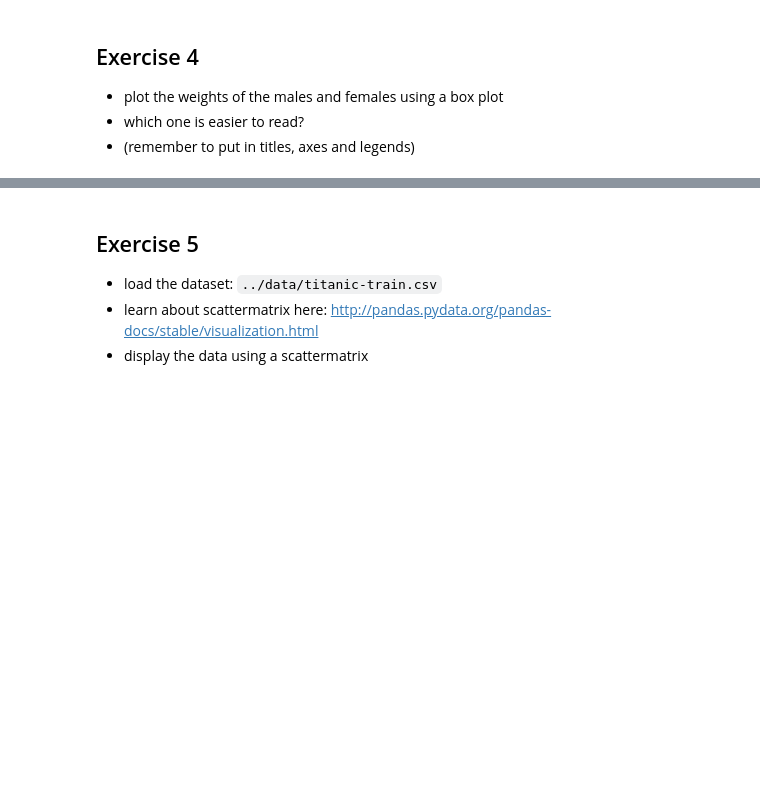
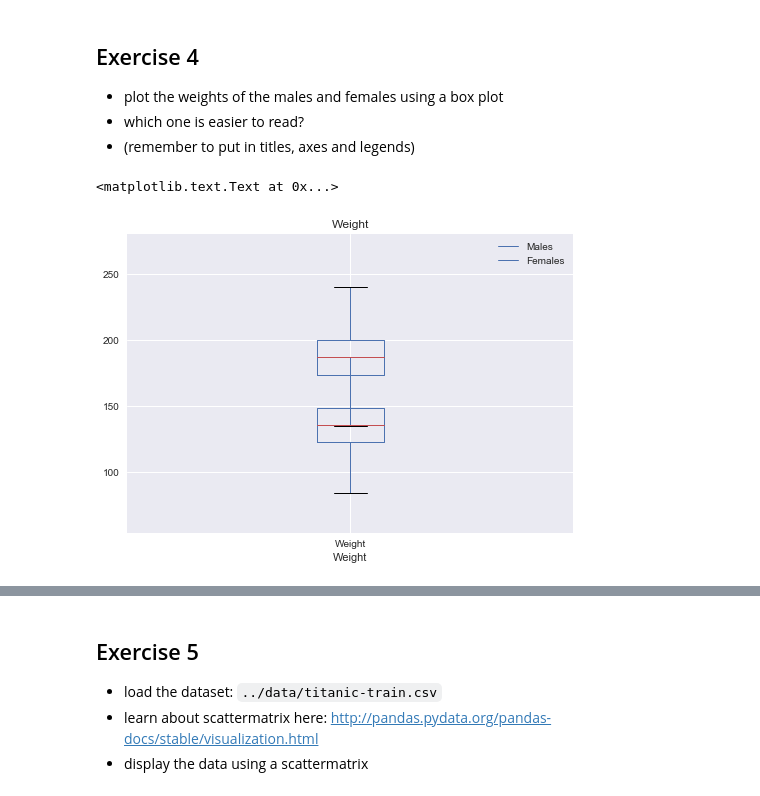
Before and after one commit to jweissenberger/zero_to_deep_learning_udemy, a Jupyter notebook: course/2 Data.ipynb, the cells around one changed output, grey strips where cells are left out. Cells and saved outputs as stored; diff of their text form; code cells hidden in the pictures; blank space fills up the shorter version.

```diff
--- a/course/2 Data.ipynb
+++ b/course/2 Data.ipynb
@@ -643,3 +667,12 @@ KeyError: 'Gendercolor'
 - plot the weights of the males and females using a box plot
 - which one is easier to read?
 - (remember to put in titles, axes and legends)
+# %%
+male['Weight'].plot(kind='box')
+female['Weight'].plot(kind = 'box')
+plt.title('Weight')
+plt.legend(["Males", "Females"])
+plt.xlabel("Weight")
+# %% [output]
+<matplotlib.text.Text at 0x...>
+[figure, added]
```
Also changed, not shown: parts of 27 cells of this notebook, 4 other files.
